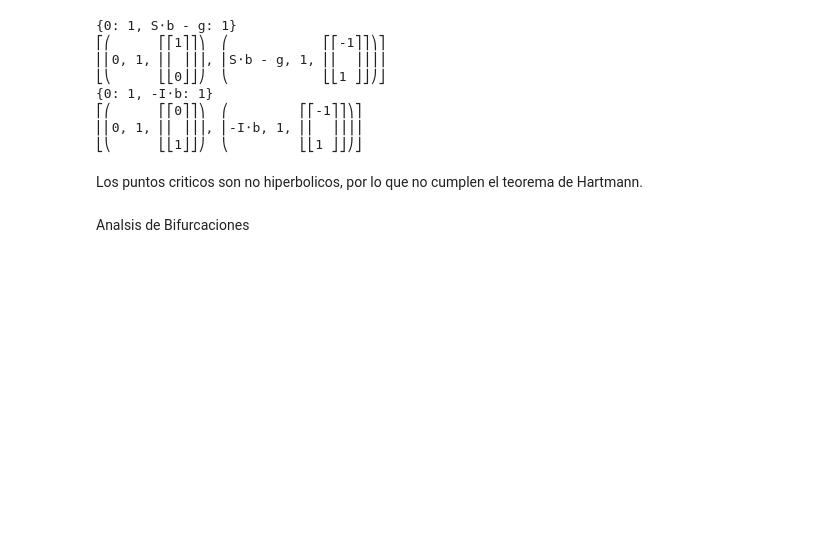
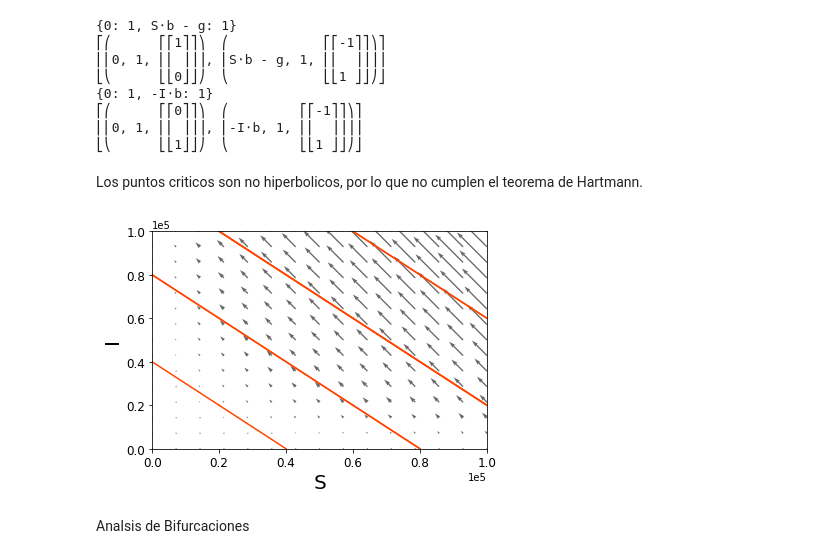
Before and after one commit to deleonja/dynamical-sys, a Jupyter notebook: ModeloSIS(infeccioso).ipynb, the cells around one changed output. Drawn from its saved outputs; the diff is of its cells as text; code cells hidden in the pictures; blank space fills up the shorter version.

```diff
--- a/ModeloSIS(infeccioso).ipynb
+++ b/ModeloSIS(infeccioso).ipynb
@@ -47,6 +47,43 @@ pprint(Jc2.eigenvects())
 ⎣⎝      ⎣⎣1⎦⎦⎠  ⎝         ⎣⎣1 ⎦⎦⎠⎦
 # %% [markdown]
 Los puntos criticos son no hiperbolicos, por lo que no cumplen el teorema de Hartmann.
+# %%
+b=1
+g=1
+def dx_dt(x,t):
+    return [ -b*x[0]*x[1]+g*x[1] , b*x[0]*x[1]-g*x[1] ]
+#trayectorias en tiempo hacia adelante
+ts=np.linspace(0,10,500)
+ic=np.linspace(20000,100000,3)
+for r in ic:
+    for s in ic:
+        x0=[r,s]
+        xs=odeint(dx_dt,x0,ts)
+        plt.plot(xs[:,0],xs[:,1],"-", color="orangered", lw=1.5)
+#trayectorias en tiempo hacia atras
+ts=np.linspace(0,-10,500)
+ic=np.linspace(20000,100000,3)
+for r in ic:
+    for s in ic:
+        x0=[r,s]
+        xs=odeint(dx_dt,x0,ts)
+        plt.plot(xs[:,0],xs[:,1],"-", color="orangered", lw=1.5)
+#etiquetas de ejes y estilo de letra
+plt.xlabel('S',fontsize=20)
+plt.ylabel('I',fontsize=20)
+plt.tick_params(labelsize=12)
+plt.ticklabel_format(style="sci", scilimits=(0,0))
+plt.xlim(0,100000)
+plt.ylim(0,100000)
+#campo vectorial
+X,Y=np.mgrid[0:100000:15j,0:100000:15j]
+u=-b*X*Y+g*Y
+v=b*X*Y-g*Y
+pl.quiver(X,Y,u,v,color='dimgray')
+plt.savefig("SISinf.pdf")
+plt.show()
+# %% [output]
+[figure, added]
 # %% [markdown]
 Analsis de Bifurcaciones
 # %% [markdown]
```
Also changed, not shown: 2 other files.
